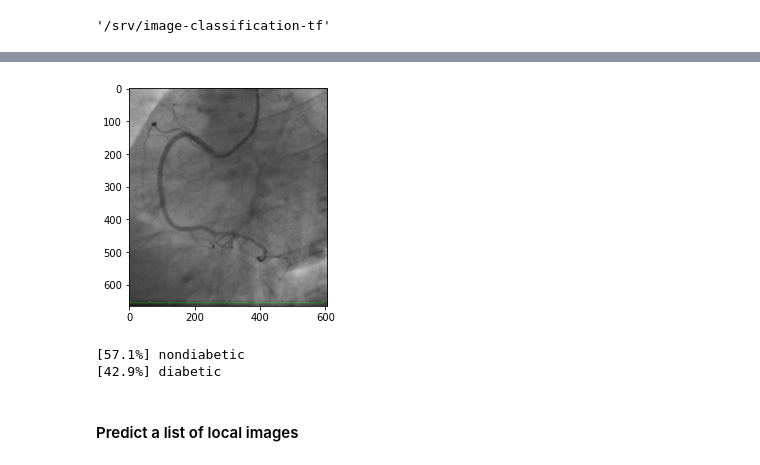
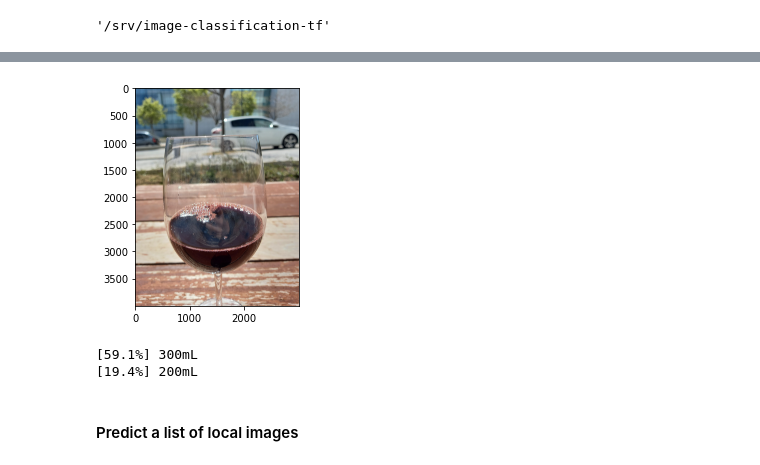
Before and after one commit to MiriamCobo/BrainGut-WineUp, a Jupyter notebook: notebooks/3.0-Computing_predictions.ipynb, the cells around one changed output, grey strips where cells are left out. Saved outputs shown, nothing was run; the diff lists cells and outputs as text; code cells hidden in the pictures.

Commit message:
Adaptaciones para la medida del volumen en copas de vino

```diff
--- a/notebooks/3.0-Computing_predictions.ipynb
+++ b/notebooks/3.0-Computing_predictions.ipynb
@@ -20,7 +23,7 @@ from imgclas.test_utils import predict
 from imgclas import paths, plot_utils, utils
 
 # User parameters to set
-TIMESTAMP = '2021-09-14_111725'                       # timestamp of the model
+TIMESTAMP = '2021-09-28_Lab_Madrid_CopaBor_FondoBlanco_Xception_100ep'                       # timestamp of the model
 MODEL_NAME = 'final_model.h5'                           # model to use to make the prediction
 TOP_K = 2                                               # number of top classes predictions to save
 
@@ -91,0 +91,23 @@ pred_dict
+# %%
+# load test data in another folder
+SPLIT_NAME = 'test'                                         # data split to use (nombre del .txt que vas a leer, en este caso test)
+conf['general']['images_directory'] = '/srv/datos/Laboratorio/Madrid/copa Char/Fondo blanco'  # custom the absolute path to the images directory, if needed
+
+# Load the data
+X, y = load_data_splits(splits_dir='/srv/images_classes/copa Char/Fondo blanco',
+                        im_dir=conf['general']['images_directory'],
+                        split_name=SPLIT_NAME)
+
+# Predict
+pred_lab, pred_prob = predict(model, X, conf, top_K=TOP_K, filemode='local')
+
+# Save the predictions
+pred_dict = {'filenames': list(X),
+             'pred_lab': pred_lab.tolist(),
+             'pred_prob': pred_prob.tolist()}
+if y is not None:
+    pred_dict['true_lab'] = y.tolist()
+
+pred_path = os.path.join(paths.get_predictions_dir(), '{}+{}+top{}.json'.format(MODEL_NAME, SPLIT_NAME, TOP_K))
+with open(pred_path, 'w') as outfile:
+    json.dump(pred_dict, outfile, sort_keys=True)
@@ -95,0 +130,10 @@ pred_dict
+# %%
+# FILEPATH = r"C:\Users\Miriam\Desktop\9221_45.jpg" # no se pueden leer archivos desde local en la maquina virtual, hay que subirlos aqui
+FILEPATH = 'data/images/Est_Mad_J_Bor_100_nd_f_bl_con_al_inf.jpg'
+
+pred_lab, pred_prob = predict(model, FILEPATH, conf, top_K=TOP_K)#, filemode='local')
+
+plt.imshow(load_image(FILEPATH))#, filemode='local'))
+plt.show()
+for j in range(pred_lab.shape[1]):
+    print('[{:.1f}%] {}'.format(pred_prob[0, j] * 100, class_names[pred_lab[0, j]]))
@@ -98,8 +147,7 @@ pwd
 # %% [output]
 '/srv/image-classification-tf'
 # %%
-FILEPATH = r"C:\Users\Miriam\Desktop\Trabajo CSIC\Proyectos\Coronarias Chile\Coronarias Chile-V2\renombradas\45\9221_45.jpg"
-FILEPATH = 'data/images/9221_45.jpg'
+FILEPATH = '/srv/datos/Laboratorio/Madrid/copa Bor/Exterior/Est_Mad_J_Bor_175_nd_ext_nd_nd_ce_cen.jpg'
 
 pred_lab, pred_prob = predict(model, FILEPATH, conf, top_K=TOP_K)#, filemode='local')
 
@@ -112,6 +160,6 @@ for j in range(pred_lab.shape[1]):
-[figure, old version]
+[figure, new version]
-[57.1%] nondiabetic
-[42.9%] diabetic
+[59.1%] 300mL
+[19.4%] 200mL
 # %% [markdown]
 #### Predict a list of local images
 # %%
```
Also changed, not shown: parts of 11 cells of this notebook, 6 other files.
